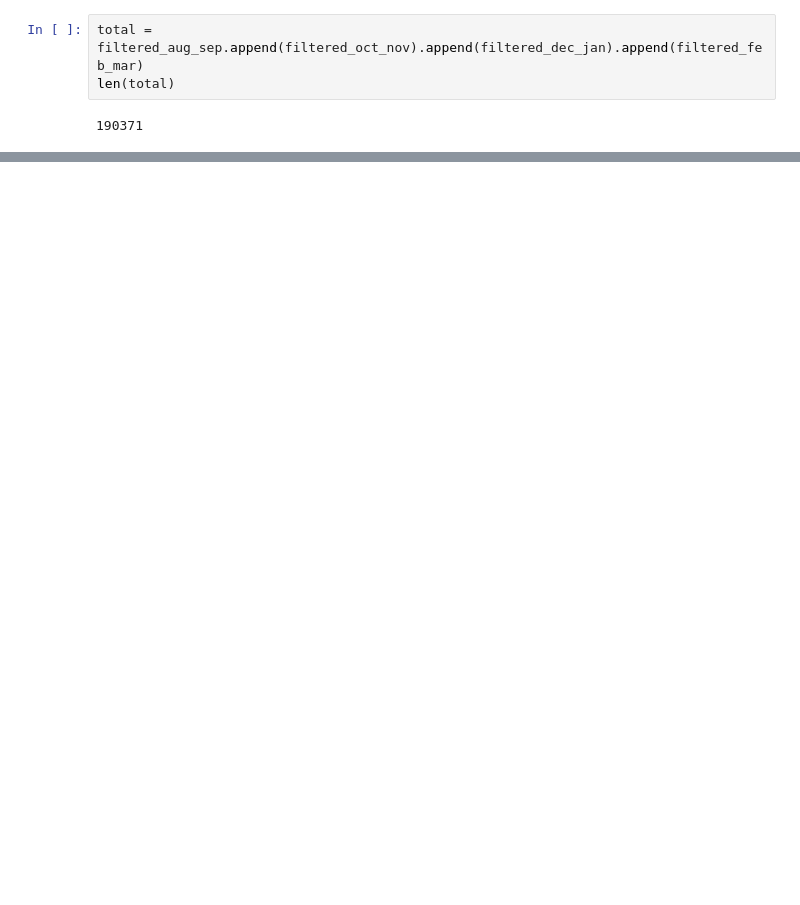
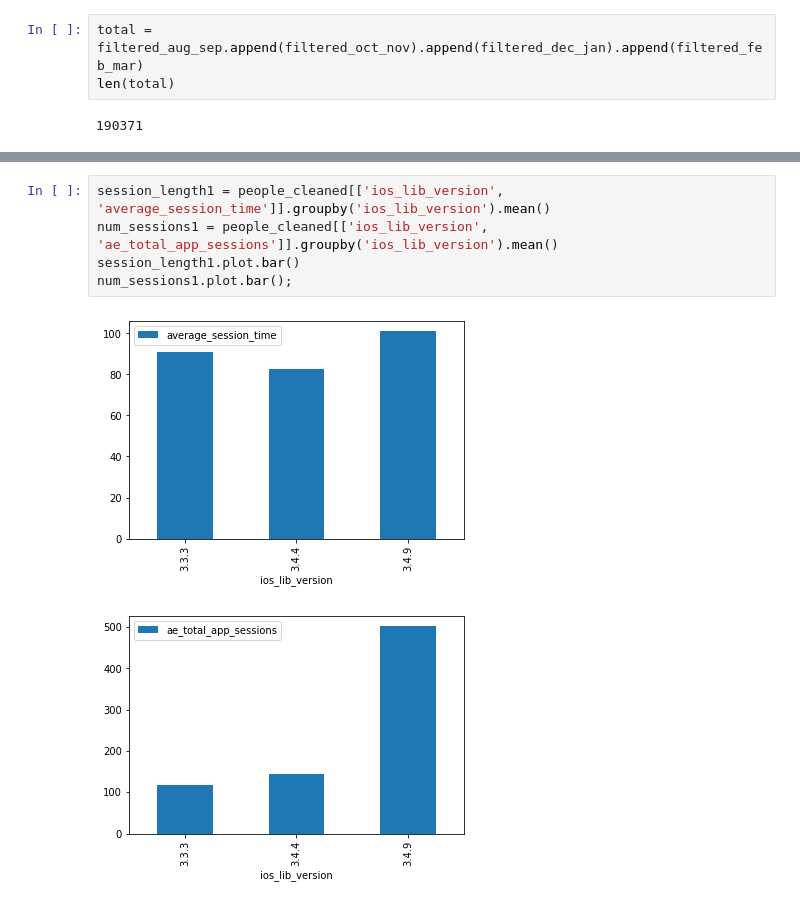
Before and after one commit to prkrishnan1/Simmer_DSS_SP20_Project_1, a Jupyter notebook: EDA_Charles.ipynb, the cells around one changed output, grey strips where cells are left out. Cells and saved outputs as stored; diff of their text form; blank space fills up the shorter version.

```diff
--- a/EDA_Charles.ipynb
+++ b/EDA_Charles.ipynb
@@ -89,0 +171,8 @@ merged
+# %%
+session_length1 = people_cleaned[['ios_lib_version', 'average_session_time']].groupby('ios_lib_version').mean()
+num_sessions1 = people_cleaned[['ios_lib_version', 'ae_total_app_sessions']].groupby('ios_lib_version').mean()
+session_length1.plot.bar()
+num_sessions1.plot.bar();
+# %% [output]
+[figure, added]
+[figure, added]
```
Also changed, not shown: parts of 17 cells of this notebook.
